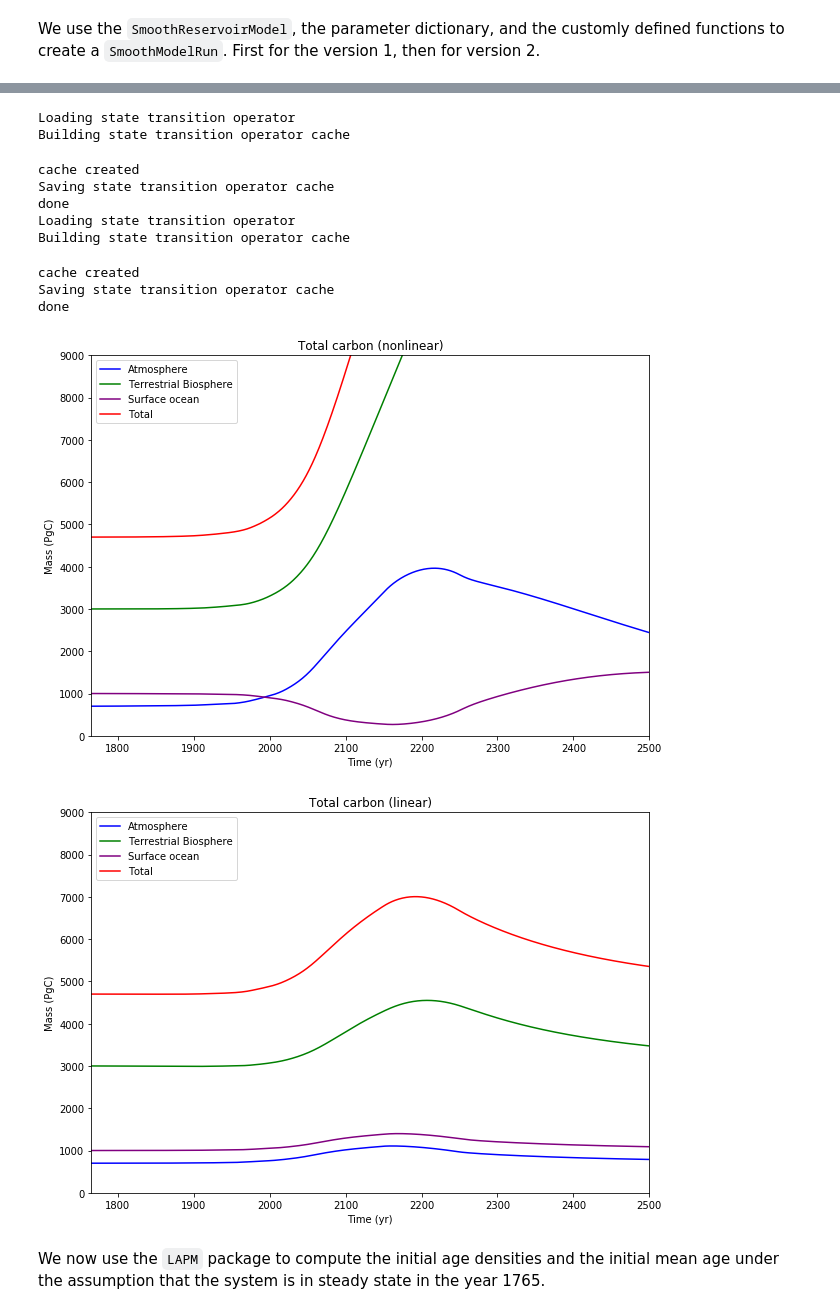
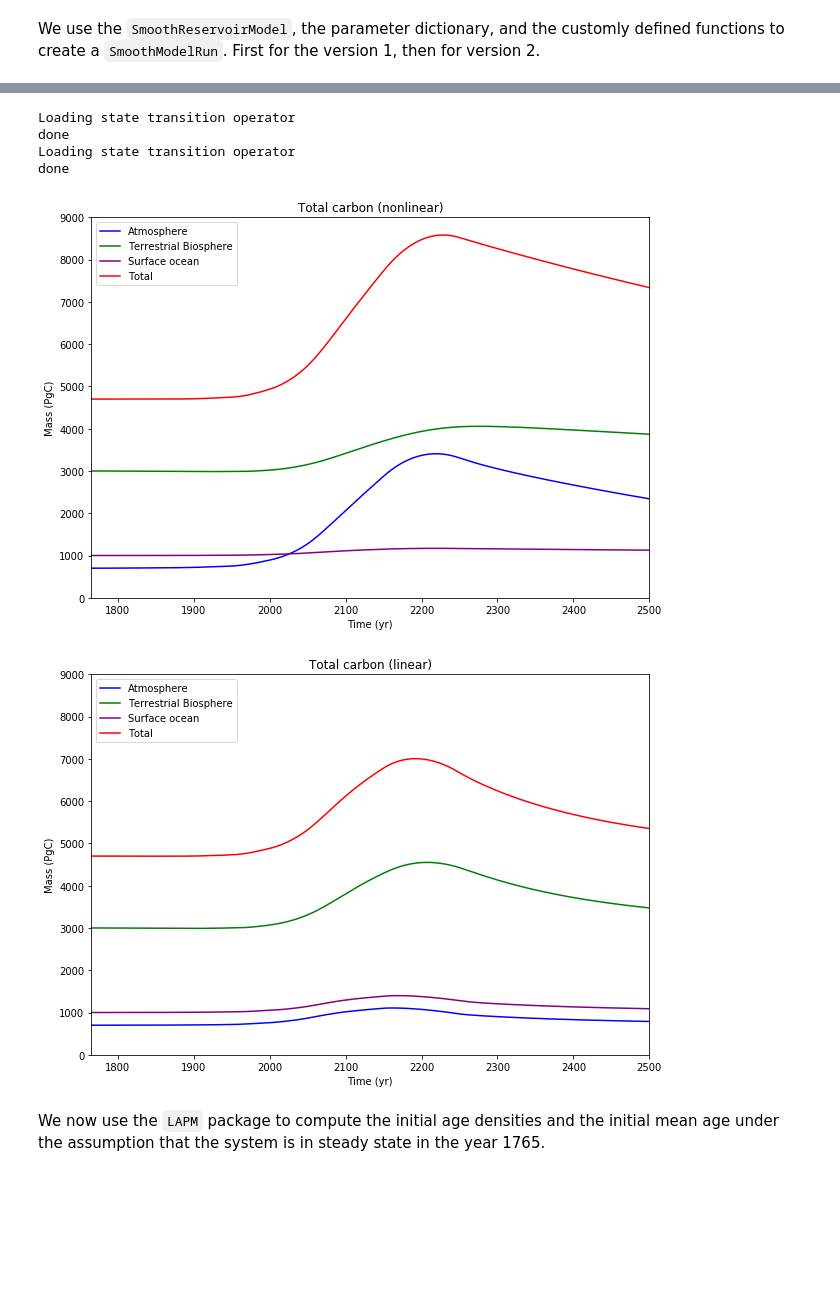
Before and after one commit to MPIBGC-TEE/CompartmentalSystems, a Jupyter notebook: notebooks/PNAS/PNAS_notebook-Copy1.ipynb, the cells around one changed output, grey strips where cells are left out. Saved outputs shown, nothing was run; the diff lists cells and outputs as text; code cells hidden in the pictures; blank space fills up the shorter version.

```diff
--- a/notebooks/PNAS/PNAS_notebook-Copy1.ipynb
+++ b/notebooks/PNAS/PNAS_notebook-Copy1.ipynb
@@ -132,7 +132,7 @@ ff_and_lu_data = np.loadtxt('emissions.csv', usecols = (0,1,2), skiprows = 38)
 ff_data = ff_and_lu_data[:,[0,1]]
 
 # linear interpolation of the (nonnegative) data points
-u_A_interp = interp1d(ff_data[:,0], np.maximum(ff_data[:,1], 0),fill_value="extrapolate")
+u_A_interp = interp1d(ff_data[:,0], np.maximum(ff_data[:,1], 0))
 
 def u_A_func(t_val):
     # here we could do whatever we want to compute the input function
@@ -141,7 +141,7 @@ def u_A_func(t_val):
 
 # column 0: time, column 2: land use effects
 lu_data = ff_and_lu_data[:,[0,2]]
-f_TA_func = interp1d(lu_data[:,0], lu_data[:,1],fill_value="extrapolate")
+f_TA_func = interp1d(lu_data[:,0], lu_data[:,1])
 
 # define a dictionary to connect the symbols with the according functions
 func_set = {u_A: u_A_func, f_TA: f_TA_func}
@@ -173,15 +173,12 @@ par_dict_v2 = {alpha: 1.0, beta:  1.0} # linear
 par_dicts = [par_dict_v1, par_dict_v2]
 
 # create the nonlinear model run
-nonlinear_smrs = []
-for version in versions:
-    nonlinear_smr = SmoothModelRun(nonlinear_srm, par_dicts[version], start_values, times, func_set)
-    nonlinear_smrs.append(nonlinear_smr)
+nonlinear_smrs = [SmoothModelRun(nonlinear_srm, par_dict, start_values, times, func_set) for par_dict in par_dicts]
+    #nonlinear_smr = SmoothModelRun(nonlinear_srm, par_dicts[version], start_values, times, func_set)
+    #nonlinear_smrs.append(nonlinear_smr)
 
 # create a linear model with the same solution trajectory
-smrs = []
-for version in versions:
-     smr = nonlinear_smrs[version].linearize_old()
-     smrs.append(smr)
-#    print(folders[version])
+smrs = [ smr.linearize() for smr in nonlinear_smrs]
+#    smr = nonlinear_smrs[version]#.linearize()
+#   smrs.append(smr)
 # %% [markdown]
@@ -194,49 +191,42 @@ Furthermore, we solve the linearized model and plot the solution trajectories fo
 # the cache size indicates at how many intermediate time points the
 # state transition operator is going to be cached to increase
 # the speed of upcoming computations massively
-cache_size = 10001
+cache_size = 1001
 
 for version in versions:
     try:
         print('Loading state transition operator')
         smrs[version].load_state_transition_operator_cache(folders[version] + '_sto.cache')
     except FileNotFoundError:
         print('Building state transition operator cache')
         smrs[version].build_state_transition_operator_cache(size = cache_size)
         print('Saving state transition operator cache')
-        #smrs[versions].save_state_transition_operator_cache(folders[version] + '_sto.cache')
+        smrs[version].save_state_transition_operator_cache(folders[version] + '_sto.cache')
     print('done')
-
 
 # solve the equivalent linear model
 for version in versions:
     soln,_ = smrs[version].solve()
 
     # plot the solution
     plt.figure(figsize=(10,7))
     plt.title('Total carbon'+title_suffs[version])
     plt.plot(times, soln[:,0], color='blue', label='Atmosphere')
     plt.plot(times, soln[:,1], color='green', label='Terrestrial Biosphere')
     plt.plot(times, soln[:,2], color='purple', label='Surface ocean')
     plt.plot(times, soln.sum(1), color='red', label='Total')
     plt.xlim([1765,2500])
     plt.ylim([0,9000])
     plt.legend(loc=2)
     plt.xlabel('Time (yr)')
     plt.ylabel('Mass (PgC)')
     plt.show()
 # %% [output]
 Loading state transition operator
-Building state transition operator cache
+done
+Loading state transition operator
+done
-cache created
-Saving state transition operator cache
-done
-Loading state transition operator
-Building state transition operator cache
-cache created
-Saving state transition operator cache
-done
-[figure, old version]
+[figure, new version]
 [figure]
 # %% [markdown]
 We now use the `LAPM` package to compute the initial age densities and the initial mean age under the assumption that the system is in steady state in the year 1765.
```
Also changed, not shown: parts of 5 cells of this notebook, 4 other files.
